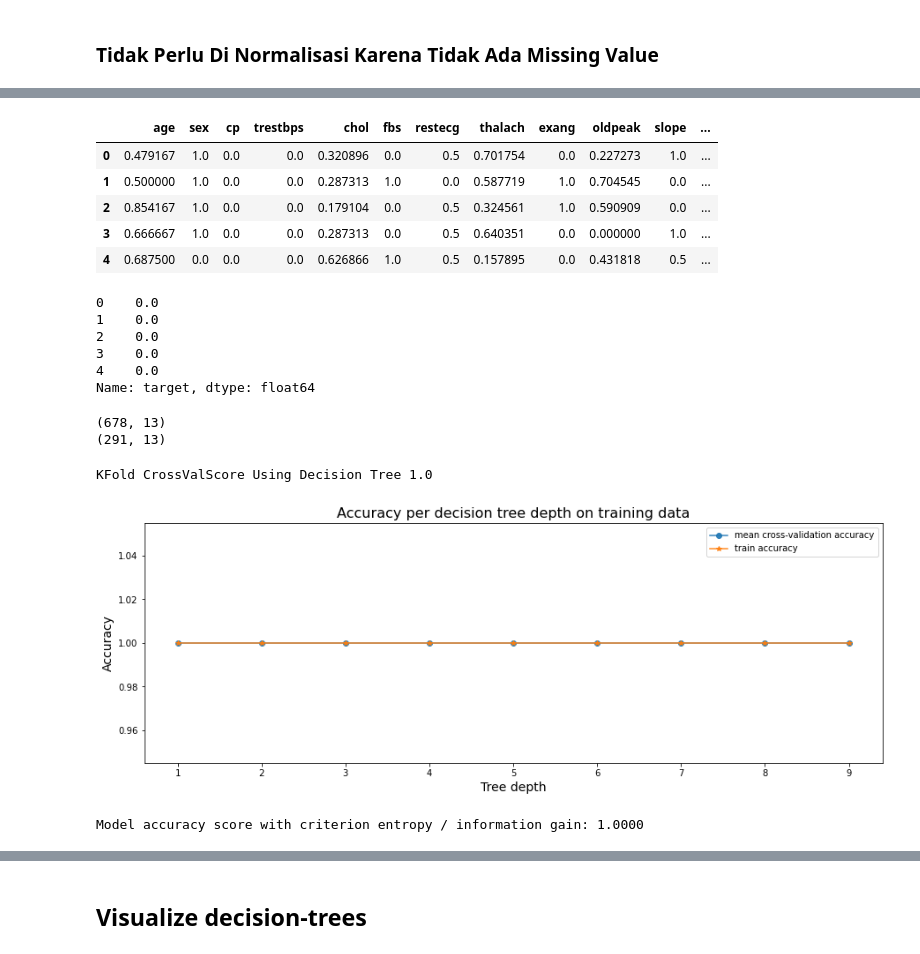
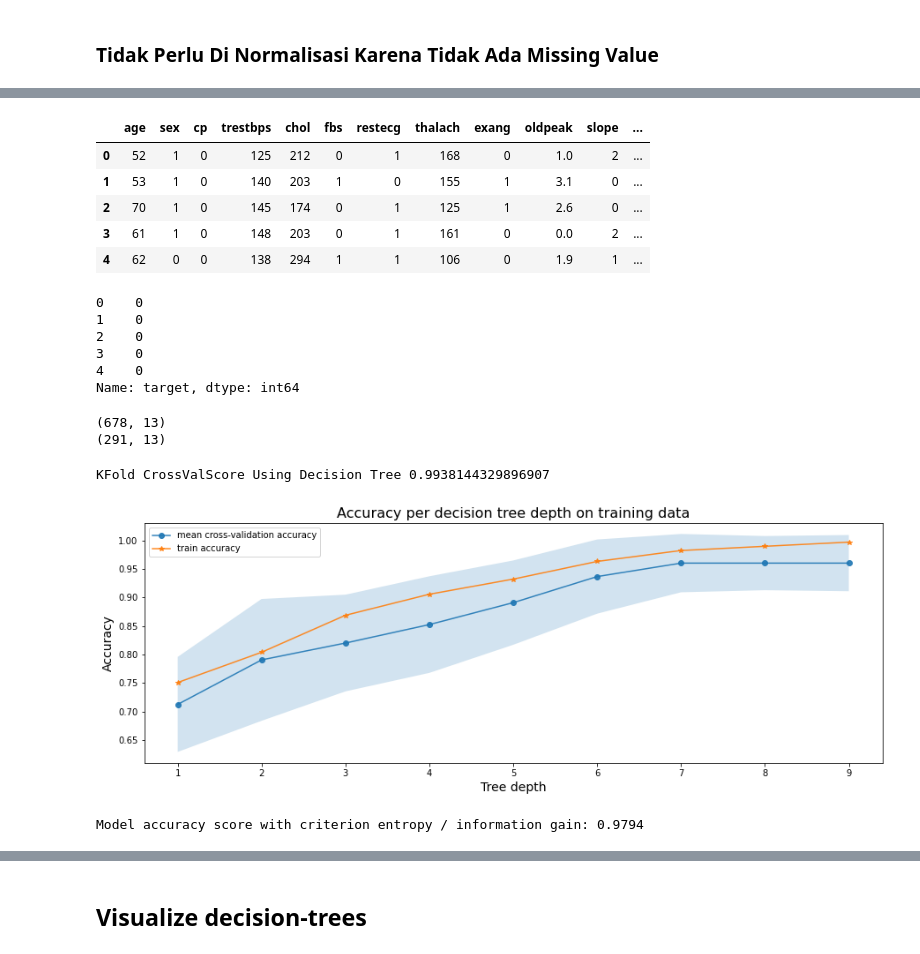
Before and after one commit to FikriYoma/Project_UTS_MLPrak, a Jupyter notebook: ProjectUTS.ipynb, the cells around one changed output, grey strips where cells are left out. Saved outputs shown, nothing was run; the diff lists cells and outputs as text; code cells hidden in the pictures.

```diff
--- a/ProjectUTS.ipynb
+++ b/ProjectUTS.ipynb
@@ -262,26 +261,27 @@ encoded_sex = label_encoder.fit_transform(df_heart["sex"])
 # %%
 # Feature selection
 # Independent Variabel
-xdf = df_heart.drop(['target'], axis=1)
+feature_col = ['age', 'sex', 'cp', 'trestbps', 'chol', 'fbs', 'restecg', 'thalach', 'exang', 'oldpeak', 'slope', 'ca', 'thal', ]
+xdf = df_heart[feature_col]
 xdf.head()
 # print(xdf.columns.values.tolist())
 # %% [output]
 |  | age | sex | cp | trestbps | chol | fbs | restecg | thalach | exang | oldpeak | slope | ... |
-| 0 | 0.479167 | 1.0 | 0.0 | 0.0 | 0.320896 | 0.0 | 0.5 | 0.701754 | 0.0 | 0.227273 | 1.0 | ... |
-| 1 | 0.500000 | 1.0 | 0.0 | 0.0 | 0.287313 | 1.0 | 0.0 | 0.587719 | 1.0 | 0.704545 | 0.0 | ... |
-| 2 | 0.854167 | 1.0 | 0.0 | 0.0 | 0.179104 | 0.0 | 0.5 | 0.324561 | 1.0 | 0.590909 | 0.0 | ... |
-| 3 | 0.666667 | 1.0 | 0.0 | 0.0 | 0.287313 | 0.0 | 0.5 | 0.640351 | 0.0 | 0.000000 | 1.0 | ... |
-| 4 | 0.687500 | 0.0 | 0.0 | 0.0 | 0.626866 | 1.0 | 0.5 | 0.157895 | 0.0 | 0.431818 | 0.5 | ... |
+| 0 | 52 | 1 | 0 | 125 | 212 | 0 | 1 | 168 | 0 | 1.0 | 2 | ... |
+| 1 | 53 | 1 | 0 | 140 | 203 | 1 | 0 | 155 | 1 | 3.1 | 0 | ... |
+| 2 | 70 | 1 | 0 | 145 | 174 | 0 | 1 | 125 | 1 | 2.6 | 0 | ... |
+| 3 | 61 | 1 | 0 | 148 | 203 | 0 | 1 | 161 | 0 | 0.0 | 2 | ... |
+| 4 | 62 | 0 | 0 | 138 | 294 | 1 | 1 | 106 | 0 | 1.9 | 1 | ... |
 # %%
 # Dependent Variabel
-ydf = df_heart['target']
+ydf = df_heart.target
 ydf.head()
 # %% [output]
-0    0.0
-1    0.0
-2    0.0
-3    0.0
-4    0.0
-Name: target, dtype: float64
+0    0
+1    0
+2    0
+3    0
+4    0
+Name: target, dtype: int64
 # %%
 # Split data to train and test data
@@ -298,7 +297,7 @@ kf.get_n_splits(df_heart)
 Tree = tree.DecisionTreeClassifier()
 print('KFold CrossValScore Using Decision Tree %s' % cross_val_score(Tree,xdf, ydf, cv=10).mean())
 # %% [output]
-KFold CrossValScore Using Decision Tree 1.0
+KFold CrossValScore Using Decision Tree 0.9938144329896907
 # %%
 # function for fitting trees of various depths on the training data using cross-validation (K-fold)
 def run_cross_validation_on_trees(X, y, tree_depths, cv=10, scoring='accuracy'):
@@ -306,41 +305,44 @@ def run_cross_validation_on_trees(X, y, tree_depths, cv=10, scoring='accuracy'):
     cv_scores_std = []
     cv_scores_mean = []
     accuracy_scores = []
     for depth in tree_depths:
         tree_model = DecisionTreeClassifier(max_depth=depth)
         cv_scores = cross_val_score(tree_model, X, y, cv=cv, scoring=scoring)
         cv_scores_list.append(cv_scores)
         cv_scores_mean.append(cv_scores.mean())
         cv_scores_std.append(cv_scores.std())
         accuracy_scores.append(tree_model.fit(X, y).score(X, y))
     cv_scores_mean = np.array(cv_scores_mean)
     cv_scores_std = np.array(cv_scores_std)
     accuracy_scores = np.array(accuracy_scores)
     return cv_scores_mean, cv_scores_std, accuracy_scores
 
 # function for plotting cross-validation results
-def plot_cross_validation_on_trees(depths, cv_scores_mean, cv_scores_std, accuracy_scores, title):
+def plot_cross_validation_on_trees(depths, cv_scores_mean, cv_scores_std,
+                                   accuracy_scores, title):
     fig, ax = plt.subplots(1,1, figsize=(15,5))
-    ax.plot(depths, cv_scores_mean, '-o', label='mean cross-validation accuracy', alpha=0.9)
-    ax.fill_between(depths, cv_scores_mean-2*cv_scores_std, cv_scores_mean+2*cv_scores_std, alpha=0.2)
+    ax.plot(depths, cv_scores_mean, '-o',
+            label='mean cross-validation accuracy', alpha=0.9)
+    ax.fill_between(depths, cv_scores_mean-2*cv_scores_std,
+                    cv_scores_mean+2*cv_scores_std, alpha=0.2)
     ylim = plt.ylim()
-    ax.plot(depths, accuracy_scores, '-*', label='train accuracy', alpha=0.9)
+    ax.plot(depths, accuracy_scores, '-*',
+            label='train accuracy', alpha=0.9)
     ax.set_title(title, fontsize=16)
     ax.set_xlabel('Tree depth', fontsize=14)
     ax.set_ylabel('Accuracy', fontsize=14)
     ax.set_ylim(ylim)
     ax.set_xticks(depths)
     ax.legend()
 
-# fitting trees of depth 1 to 24
+# fitting trees of depth 1 to 10
 sm_tree_depths = range(1,10)
 sm_cv_scores_mean, sm_cv_scores_std, sm_accuracy_scores = run_cross_validation_on_trees(X_train, y_train, sm_tree_depths)
 
 # plotting accuracy
-plot_cross_validation_on_trees(sm_tree_depths, sm_cv_scores_mean, sm_cv_scores_std, sm_accuracy_scores,
-                               'Accuracy per decision tree depth on training data')
+plot_cross_validation_on_trees(sm_tree_depths, sm_cv_scores_mean, sm_cv_scores_std, sm_accuracy_scores, 'Accuracy per decision tree depth on training data')
 # %% [output]
-[figure, old version]
+[figure, new version]
 # %%
 clf_en = DecisionTreeClassifier(criterion='entropy', max_depth=9, random_state=0)
 clf_en.fit(X_train, y_train)
@@ -348,7 +350,7 @@ y_pred_en = clf_en.predict(X_test)
 
 print('Model accuracy score with criterion entropy / information gain: {0:0.4f}'. format(accuracy_score(y_test, y_pred_en)))
 # %% [output]
-Model accuracy score with criterion entropy / information gain: 1.0000
+Model accuracy score with criterion entropy / information gain: 0.9794
 # %%
 # Predict target and save to y_pred_train_en
 y_pred_train_en = clf_en.predict(X_train)
```
Also changed, not shown: parts of 8 cells of this notebook, 1 other file.
